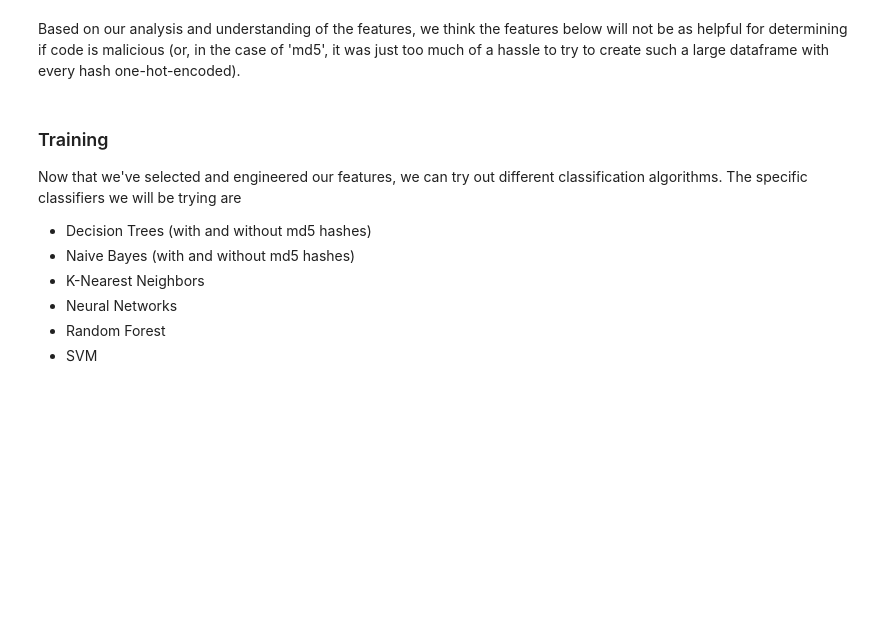
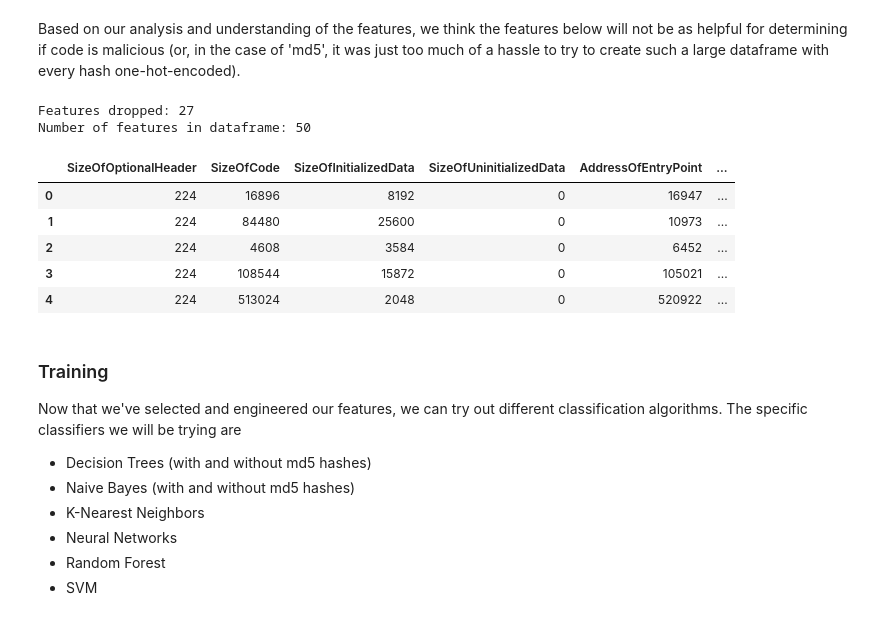
Before and after one commit to ayaabdelgawad/categorize-viruses, a Jupyter notebook: mal-classifier.ipynb, the cells around one changed output. Cells and saved outputs as stored; diff of their text form; code cells hidden in the pictures; blank space fills up the shorter version.

```diff
--- a/mal-classifier.ipynb
+++ b/mal-classifier.ipynb
@@ -273,18 +273,31 @@ data = pd.get_dummies(data, columns=['Subsystem', 'Machine'], drop_first=True)
 Based on our analysis and understanding of the features, we think the features below will not be as helpful for determining if code is malicious (or, in the case of 'md5', it was just too much of a hassle to try to create such a large dataframe with every hash one-hot-encoded).
 # %%
 # will get rid of the following for preliminary cleaning:
-clean_out = ['md5', 'Characteristics', 'MajorLinkerVersion', 'MinorLinkerVersion', 'SectionAlignment', 'FileAlignment', 'MajorOperatingSystemVersion', 'MinorOperatingSystemVersion', 'MajorImageVersion', 'MinorImageVersion', 'MajorSubsystemVersion', 'MinorSubsystemVersion', 'CheckSum', 'DllCharacteristics', 'SizeOfStackReserve', 'SizeOfStackCommit', 'SizeOfHeapReserve', 'SizeOfHeapCommit', 'LoaderFlags', 'SectionsMinEntropy', 'SectionsMaxEntropy', 'SectionsMinRawsize', 'SectionMaxRawsize', 'SectionsMinVirtualsize', 'SectionMaxVirtualsize', 'ResourcesMinEntropy', 'ResourcesMaxEntropy', 'ResourcesMinSize', 'ResourcesMaxSize']
+clean_out = ['md5', 'Characteristics', 'MajorLinkerVersion', 'MinorLinkerVersion', 'SectionAlignment', 'FileAlignment',
+#'MajorOperatingSystemVersion',
+'MinorOperatingSystemVersion', 'MajorImageVersion', 'MinorImageVersion',
+#'MajorSubsystemVersion',
+'MinorSubsystemVersion', 'CheckSum', 'DllCharacteristics', 'SizeOfStackReserve', 'SizeOfStackCommit', 'SizeOfHeapReserve', 'SizeOfHeapCommit', 'LoaderFlags', 'SectionsMinEntropy', 'SectionsMaxEntropy', 'SectionsMinRawsize', 'SectionMaxRawsize', 'SectionsMinVirtualsize', 'SectionMaxVirtualsize', 'ResourcesMinEntropy', 'ResourcesMaxEntropy', 'ResourcesMinSize', 'ResourcesMaxSize']
 
 # print out the number of features dropped
 print("Features dropped:", len(clean_out))
 
 data = data.drop(columns=clean_out)
 
 # how many features do we have now?
 print("Number of features in dataframe:", data.shape[1])
 
 # check head to make sure features are as expect
 data.head()
+# %% [output]
+Features dropped: 27
+Number of features in dataframe: 50
+|  | SizeOfOptionalHeader | SizeOfCode | SizeOfInitializedData | SizeOfUninitializedData | AddressOfEntryPoint | ... |
+| 0 | 224 | 16896 | 8192 | 0 | 16947 | ... |
+| 1 | 224 | 84480 | 25600 | 0 | 10973 | ... |
+| 2 | 224 | 4608 | 3584 | 0 | 6452 | ... |
+| 3 | 224 | 108544 | 15872 | 0 | 105021 | ... |
+| 4 | 224 | 513024 | 2048 | 0 | 520922 | ... |
 # %% [markdown]
 ### Training
 Now that we've selected and engineered our features, we can try out different classification algorithms. The specific classifiers we will be trying are
```
Also changed, not shown: parts of 6 cells of this notebook.
